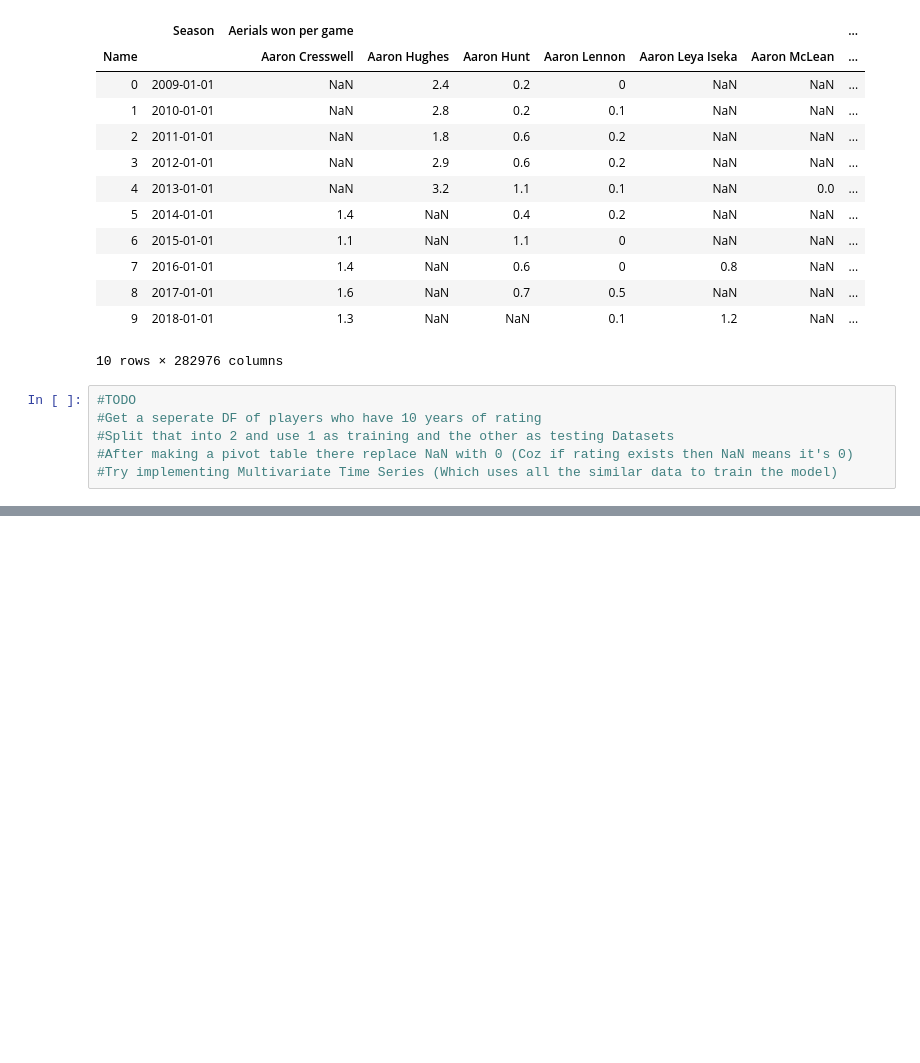
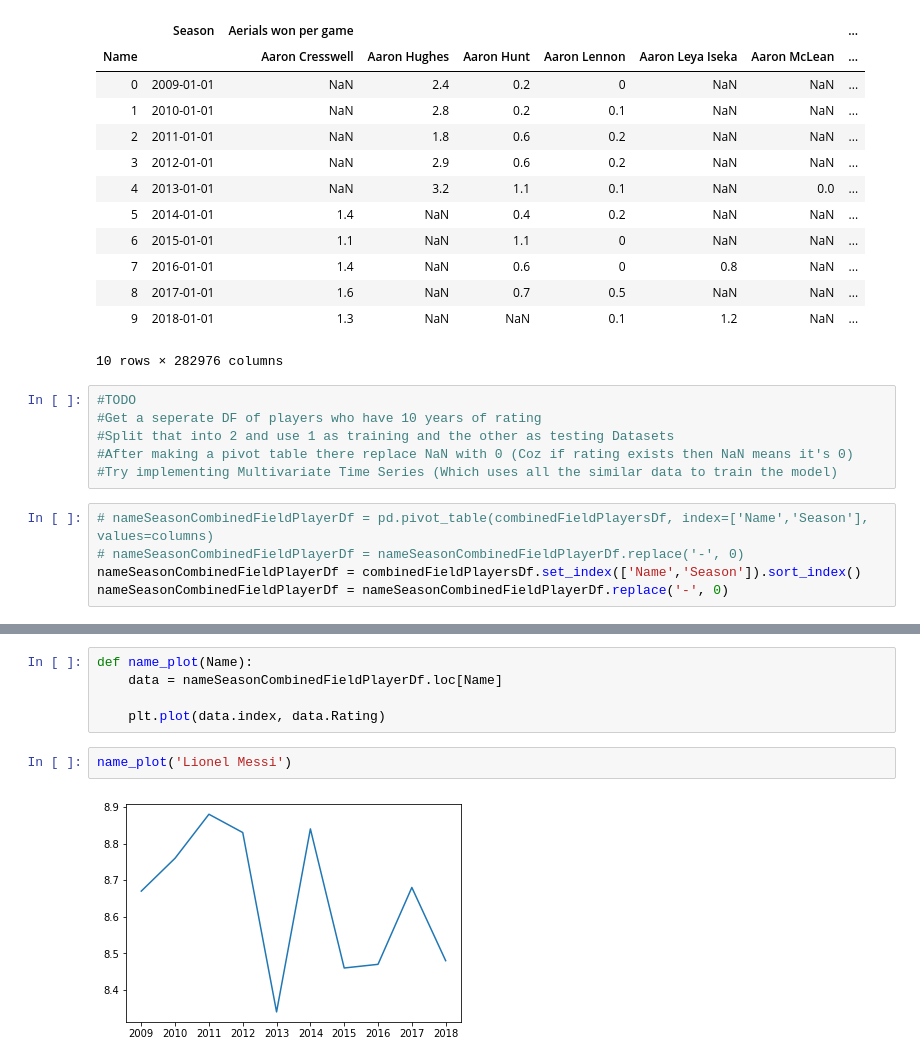
Before and after one commit to Suwadith/Winning-Eleven-Scout-Evaluation-and-Analysis-to-Enhance-Football-Player-Recommendations-ML-Flask, a Jupyter notebook: Analysis/2. Analyzing Player Performances.ipynb, the cells around one changed output, grey strips where cells are left out. Saved outputs shown, nothing was run; the diff lists cells and outputs as text; blank space fills up the shorter version.

Commit message:
testing a different representation of the pivot table

```diff
--- a/Analysis/2. Analyzing Player Performances.ipynb
+++ b/Analysis/2. Analyzing Player Performances.ipynb
@@ -445,3 +445,8 @@ seasonNameCombinedFieldPlayerDF
 #Split that into 2 and use 1 as training and the other as testing Datasets
 #After making a pivot table there replace NaN with 0 (Coz if rating exists then NaN means it's 0)
 #Try implementing Multivariate Time Series (Which uses all the similar data to train the model)
+# %%
+# nameSeasonCombinedFieldPlayerDf = pd.pivot_table(combinedFieldPlayersDf, index=['Name','Season'], values=columns)
+# nameSeasonCombinedFieldPlayerDf = nameSeasonCombinedFieldPlayerDf.replace('-', 0)
+nameSeasonCombinedFieldPlayerDf = combinedFieldPlayersDf.set_index(['Name','Season']).sort_index()
+nameSeasonCombinedFieldPlayerDf = nameSeasonCombinedFieldPlayerDf.replace('-', 0)
@@ -447,0 +490,9 @@ seasonNameCombinedFieldPlayerDF
+# %%
+def name_plot(Name):
+    data = nameSeasonCombinedFieldPlayerDf.loc[Name]
+
+    plt.plot(data.index, data.Rating)
+# %%
+name_plot('Lionel Messi')
+# %% [output]
+[figure, added]
```
Also changed, not shown: parts of 2 cells of this notebook.
